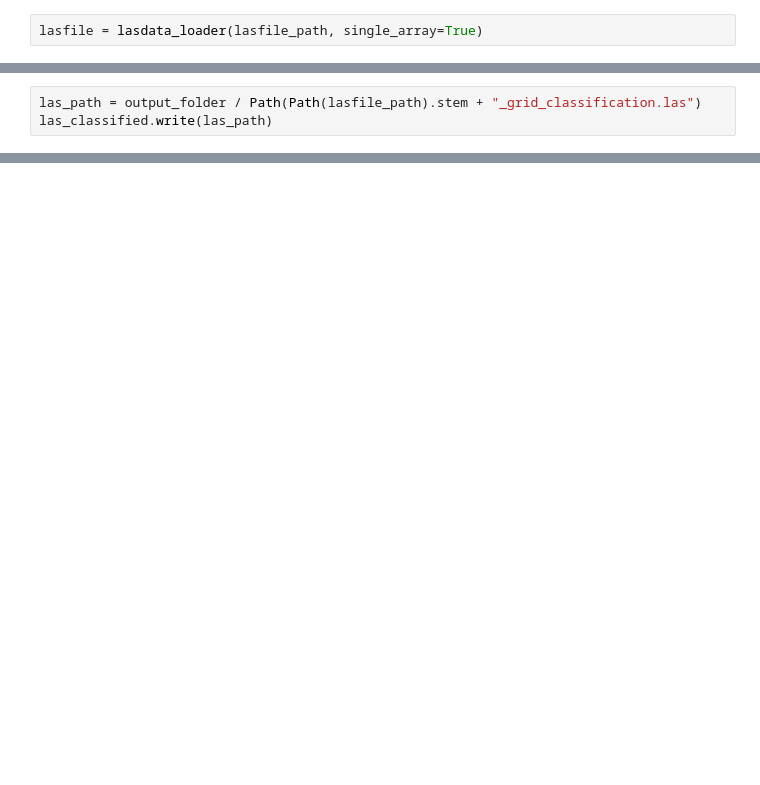
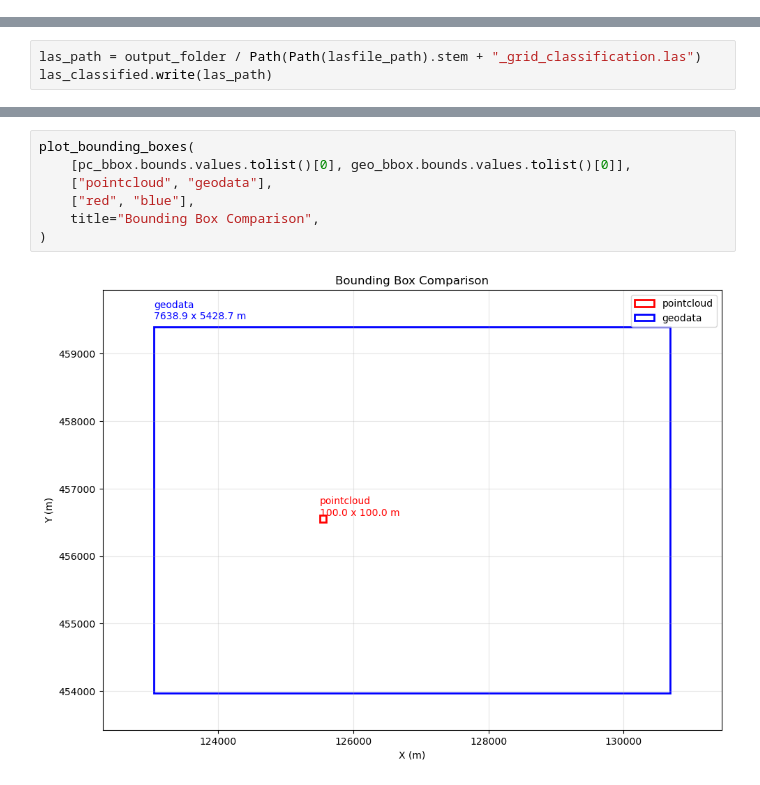
Before and after one commit to SjoerdBraaksma/geonovum_workshop, a Jupyter notebook: workshop_proefening_2.ipynb, the cells around one changed output, grey strips where cells are left out. Drawn from its saved outputs; the diff is of its cells as text; blank space fills up the shorter version.

```diff
--- a/workshop_proefening_2.ipynb
+++ b/workshop_proefening_2.ipynb
@@ -143,2 +150,0 @@ lasfile_path
-# %%
-lasfile = lasdata_loader(lasfile_path, single_array=True)
@@ -724,0 +905,9 @@ las_classified.write(las_path)
+# %%
+plot_bounding_boxes(
+    [pc_bbox.bounds.values.tolist()[0], geo_bbox.bounds.values.tolist()[0]],
+    ["pointcloud", "geodata"],
+    ["red", "blue"],
+    title="Bounding Box Comparison",
+)
+# %% [output]
+[figure, added]
```
Also changed, not shown: parts of 31 cells of this notebook.
